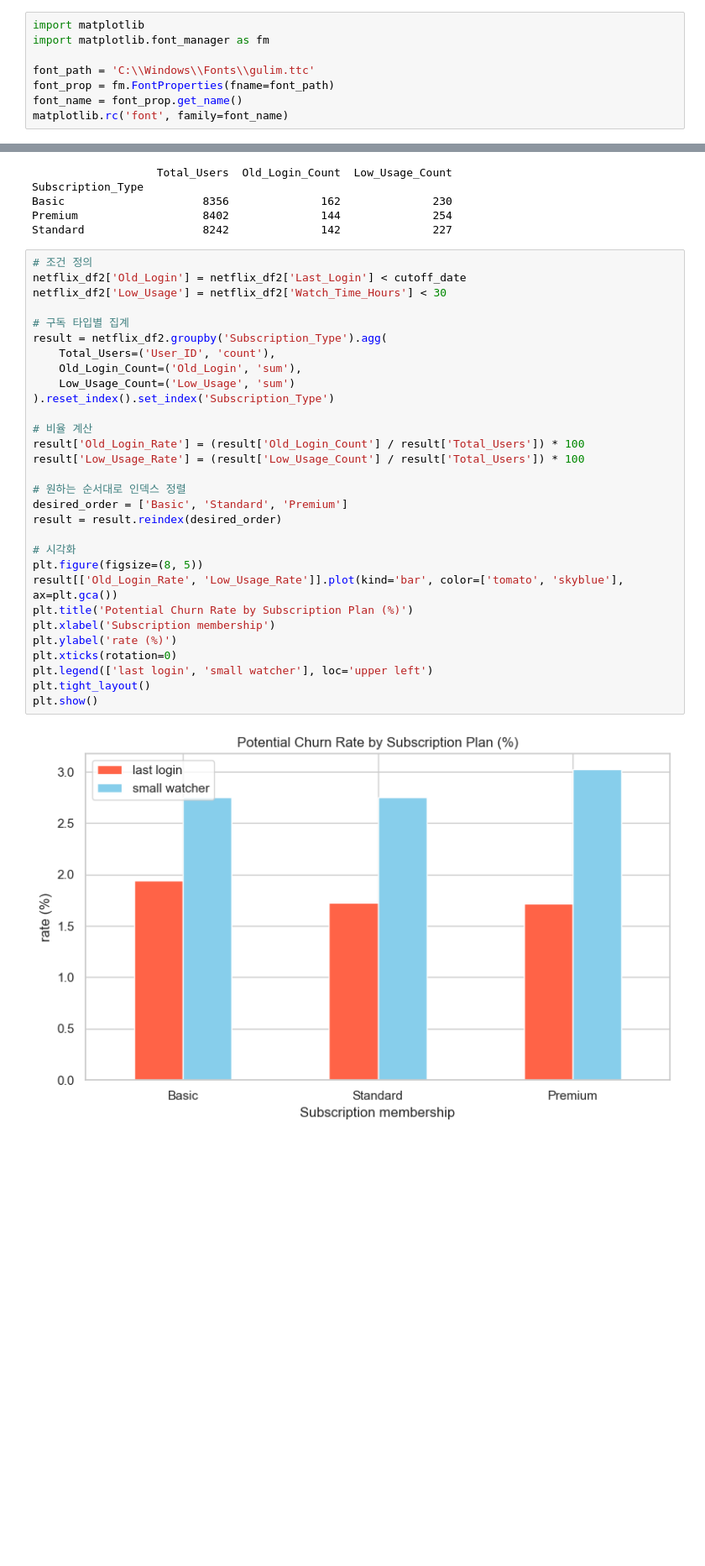
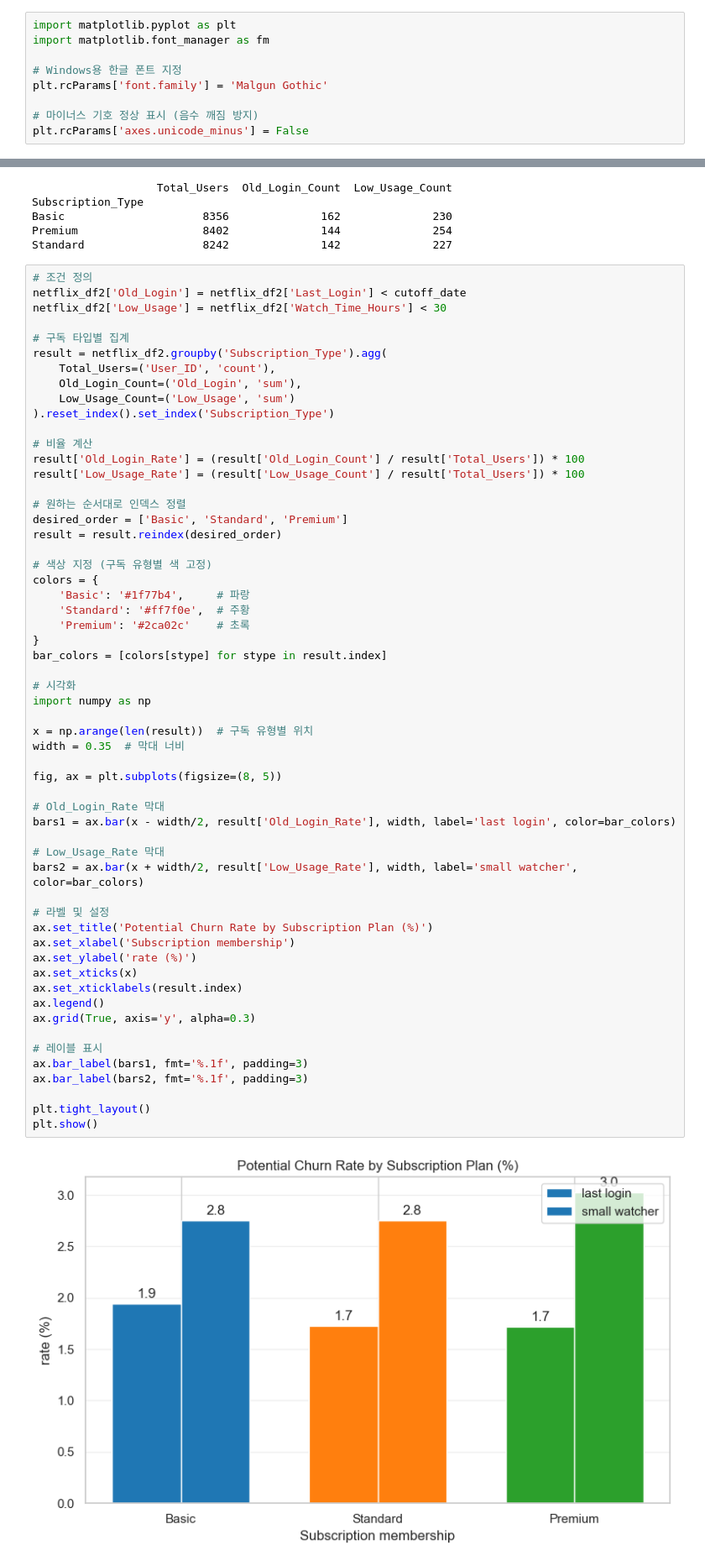
Before and after one commit to skn-ai14-250409/SKN14-EDA-5Team, a Jupyter notebook: JeonJungKyu/last.ipynb, the cells around one changed output, grey strips where cells are left out. Shown at 84% size. Saved outputs shown, nothing was run; the diff lists cells and outputs as text; blank space fills up the shorter version.

```diff
--- a/JeonJungKyu/last.ipynb
+++ b/JeonJungKyu/last.ipynb
@@ -60,11 +60,12 @@ Data columns (total 8 columns):
 dtypes: float64(1), int64(2), object(5)
 memory usage: 1.5+ MB
 # %%
-import matplotlib
+import matplotlib.pyplot as plt
 import matplotlib.font_manager as fm
 
-font_path = 'C:\\Windows\\Fonts\\gulim.ttc'
-font_prop = fm.FontProperties(fname=font_path)
-font_name = font_prop.get_name()
-matplotlib.rc('font', family=font_name)
+# Windows용 한글 폰트 지정
+plt.rcParams['font.family'] = 'Malgun Gothic'
+
+# 마이너스 기호 정상 표시 (음수 깨짐 방지)
+plt.rcParams['axes.unicode_minus'] = False
 # %%
@@ -358,35 +322,62 @@ Standard                  8242              142              227
 # %%
 # 조건 정의
 netflix_df2['Old_Login'] = netflix_df2['Last_Login'] < cutoff_date
 netflix_df2['Low_Usage'] = netflix_df2['Watch_Time_Hours'] < 30
 
 # 구독 타입별 집계
 result = netflix_df2.groupby('Subscription_Type').agg(
     Total_Users=('User_ID', 'count'),
     Old_Login_Count=('Old_Login', 'sum'),
     Low_Usage_Count=('Low_Usage', 'sum')
 ).reset_index().set_index('Subscription_Type')
 
 # 비율 계산
 result['Old_Login_Rate'] = (result['Old_Login_Count'] / result['Total_Users']) * 100
 result['Low_Usage_Rate'] = (result['Low_Usage_Count'] / result['Total_Users']) * 100
 
 # 원하는 순서대로 인덱스 정렬
 desired_order = ['Basic', 'Standard', 'Premium']
 result = result.reindex(desired_order)
 
+# 색상 지정 (구독 유형별 색 고정)
+colors = {
+    'Basic': '#1f77b4',     # 파랑
+    'Standard': '#ff7f0e',  # 주황
+    'Premium': '#2ca02c'    # 초록
+}
+bar_colors = [colors[stype] for stype in result.index]
+
 # 시각화
-plt.figure(figsize=(8, 5))
-result[['Old_Login_Rate', 'Low_Usage_Rate']].plot(kind='bar', color=['tomato', 'skyblue'], ax=plt.gca())
-plt.title('Potential Churn Rate by Subscription Plan (%)')
-plt.xlabel('Subscription membership')
-plt.ylabel('rate (%)')
-plt.xticks(rotation=0)
-plt.legend(['last login', 'small watcher'], loc='upper left')
+import numpy as np
+
+x = np.arange(len(result))  # 구독 유형별 위치
+width = 0.35  # 막대 너비
+
+fig, ax = plt.subplots(figsize=(8, 5))
+
+# Old_Login_Rate 막대
+bars1 = ax.bar(x - width/2, result['Old_Login_Rate'], width, label='last login', color=bar_colors)
+
+# Low_Usage_Rate 막대
+bars2 = ax.bar(x + width/2, result['Low_Usage_Rate'], width, label='small watcher', color=bar_colors)
+
+# 라벨 및 설정
+ax.set_title('Potential Churn Rate by Subscription Plan (%)')
+ax.set_xlabel('Subscription membership')
+ax.set_ylabel('rate (%)')
+ax.set_xticks(x)
+ax.set_xticklabels(result.index)
+ax.legend()
+ax.grid(True, axis='y', alpha=0.3)
+
+# 레이블 표시
+ax.bar_label(bars1, fmt='%.1f', padding=3)
+ax.bar_label(bars2, fmt='%.1f', padding=3)
+
 plt.tight_layout()
 plt.show()
 # %% [output]
-[figure, old version]
+[figure, new version]
 # %%
 # 국가별 집계,
 country_result = netflix_df2.groupby('Country').agg(
```
Also changed, not shown: parts of 10 cells of this notebook.
